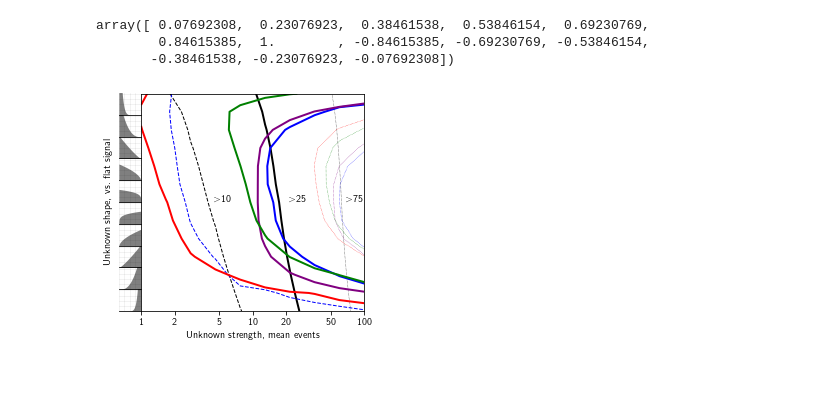
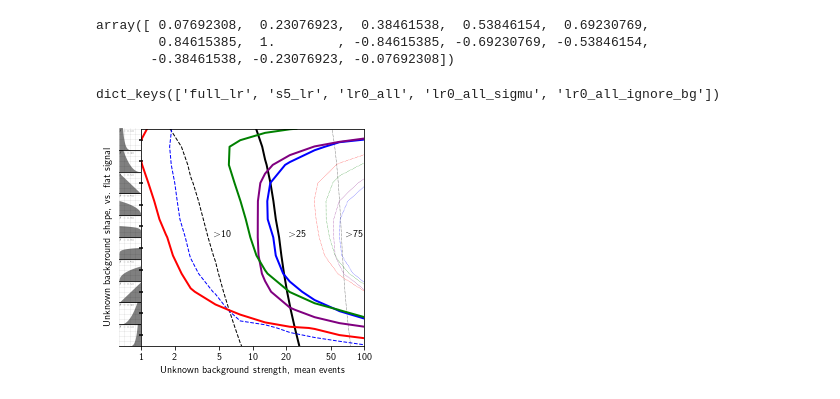
Before and after one commit to plt109/deficithawks, a Jupyter notebook: mixed_bg.ipynb, the cells around one changed output. Cells and saved outputs as stored; diff of their text form; code cells hidden in the pictures.

```diff
--- a/mixed_bg.ipynb
+++ b/mixed_bg.ipynb
@@ -231,7 +231,14 @@ sim_reor
 array([ 0.07692308,  0.23076923,  0.38461538,  0.53846154,  0.69230769,
         0.84615385,  1.        , -0.84615385, -0.69230769, -0.53846154,
        -0.38461538, -0.23076923, -0.07692308])
+# %%
+statistics.keys()
+# %% [output]
+dict_keys(['full_lr', 's5_lr', 'lr0_all', 'lr0_all_sigmu', 'lr0_all_ignore_bg'])
 # %%
+# Simple figure for talks
+simple = False
+
 levels, linestyles, linewidths = np.array([10, 25, 75]), ['--', '-', ':'], [1, 2, 0.5]
 lw = 1
 
@@ -243,6 +250,9 @@ for statname, s in statistics.items():
     s['sensitivity'] = np.nanmean(s['limits'], axis=2)
 
 for statname, s in statistics.items():
+    if simple and statname in ['lr0_all', 'lr0_all_sigmu']:
+        continue
+
     color = s['color']
 
     for level, linestyle, lw in zip(levels, linestyles, linewidths):
@@ -286,42 +296,65 @@ for statname, s in statistics.items():
 #     labelspacing=0.8,
 #     frameon=False,)
 
 #plt.ylabel("Similarity to signal")
-plt.ylabel("Unknown shape, vs. flat signal", labelpad=29)
+plt.ylabel("Unknown background shape, vs. flat signal", labelpad=29)
 plt.ylim(-1, 1)
 plt.yticks([])
 # plt.yticks([-1, -0.75, -0.5, -0.25, 0, 0.25, 0.5, 0.75, 1],
 #            ['1', '0.75', '0.5', '0.25', '0', '0.25', '0.5', '0.75', '1'])
 
-plt.xlabel("Unknown strength, mean events")
+plt.xlabel("Unknown background strength, mean events")
 log_x(1, 100 + 1e-9, tick_at=[1, 2, 5])
 plt.gca().xaxis.set_major_formatter(matplotlib.ticker.FormatStrFormatter('%g'))
 
 # Alt limit labels
 for i, xloc in enumerate([5.35, 25, 80]):
     plt.text(xloc, 0, "$>$" + str(levels[i]), ha='center', fontsize=10)
 
-# Add dist sketches
+
 n_sketch = 10
 width = 0.1
-#xpos = 0.91
-xpos = 0.048
-sketch_sims = np.linspace(-1, 1, n_sketch + 2)[1:-1]
+xpos = 0.04825
+sketch_sims = np.linspace(-1, 1, n_sketch * 2 + 1)[1::2]
+plt.scatter(
+    1 + 0 * sketch_sims,
+    sketch_sims,
+    marker='_', s=10, c='k',
+    clip_on=False,
+    zorder=-50)
 y_start = 0.125  # y matching lower spine
 y_end = 0.882    # y matching upper spine
 width = (y_end - y_start) / n_sketch
 sketch_sims_reor = np.concatenate(
     [sketch_sims[n_sketch//2:], sketch_sims[:n_sketch//2]])
 for i, sim in enumerate(sketch_sims_reor):
-    plt.sca(fig.add_axes([xpos, y_start + i * width,
-                          width, width]))
-    sketch_dist(powerlaw(sim, 1), xlabel=None)
+    new_ax = fig.add_axes([xpos, y_start + i * width,
+                          width, width])
+    new_ax.set_zorder(-5)
+    plt.sca(new_ax)
+    sketch_dist(powerlaw(sim, 1),
+                xlabel=None, annotation=rf"$\beta = {abs(sim):0.2f}$")
 
+# # Add dist sketches
+# n_sketch = 10
+# width = 0.1
+# #xpos = 0.91
+# xpos = 0.048
+# sketch_sims = np.linspace(-1, 1, n_sketch + 2)[1:-1]
+# y_start = 0.125  # y matching lower spine
+# y_end = 0.882    # y matching upper spine
+# width = (y_end - y_start) / n_sketch
+# sketch_sims_reor = np.concatenate(
+#     [sketch_sims[n_sketch//2:], sketch_sims[:n_sketch//2]])
+# for i, sim in enumerate(sketch_sims_reor):
+#     plt.sca(fig.add_axes([xpos, y_start + i * width,
+#                           width, width]))
+#     sketch_dist(powerlaw(sim, 1), xlabel=None)
 
 for fmt in 'png', 'pdf':
     min_toy_limits = min([s['n_toy_limits'] for s in statistics.values()])
-    plt.savefig(f'statscomp_mixedbg_{min_toy_limits}{suffix}.{fmt}',
-                dpi=200, bbox_inches='tight')
+    plt.savefig(f'statscomp_mixedbg{"_simple" if simple else ""}_{min_toy_limits}{suffix}.{fmt}',
+                dpi=400, bbox_inches='tight')
 plt.show()
 # %% [output]
-[figure, old version]
+[figure, new version]
```
Also changed, not shown: 6 other files.
